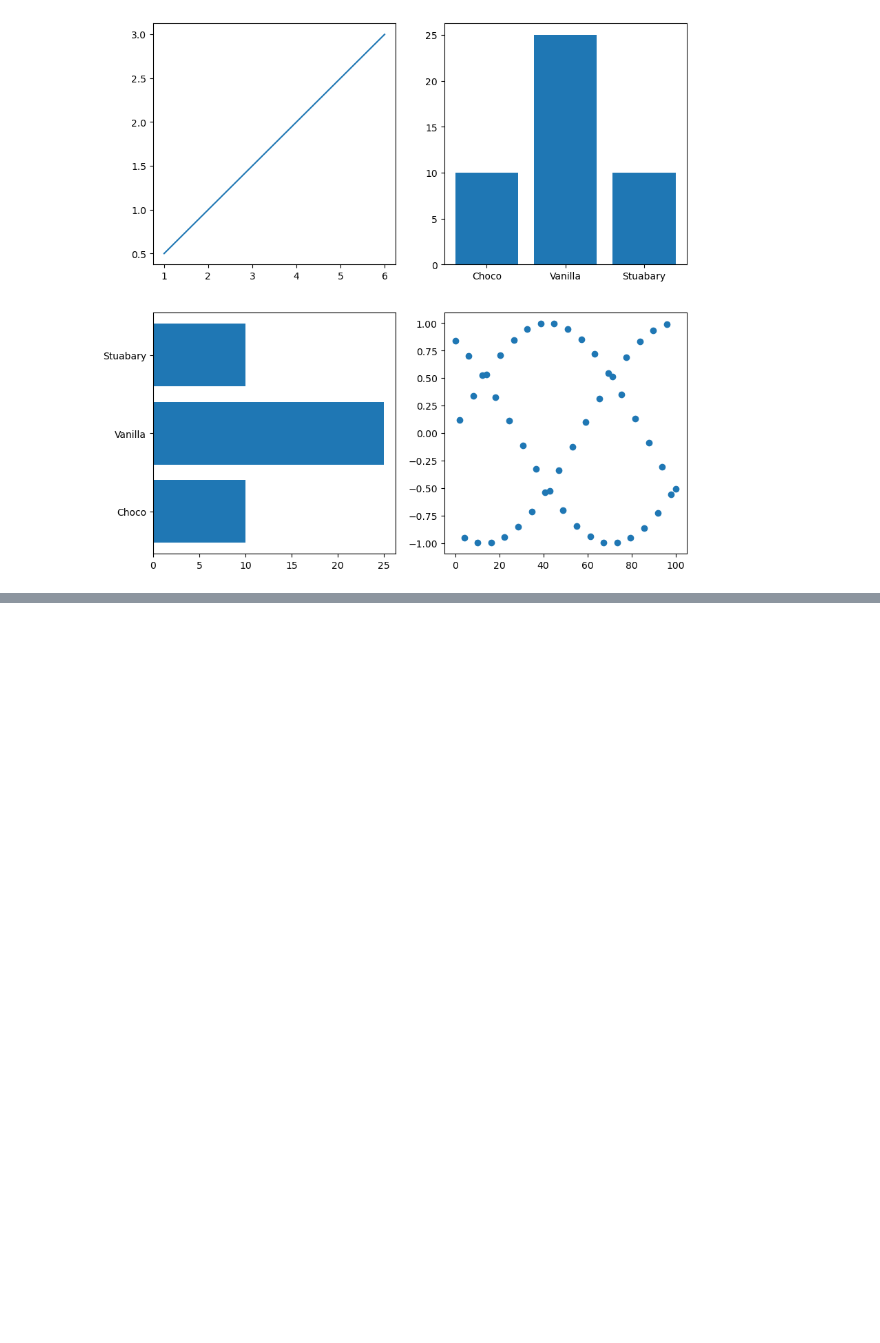
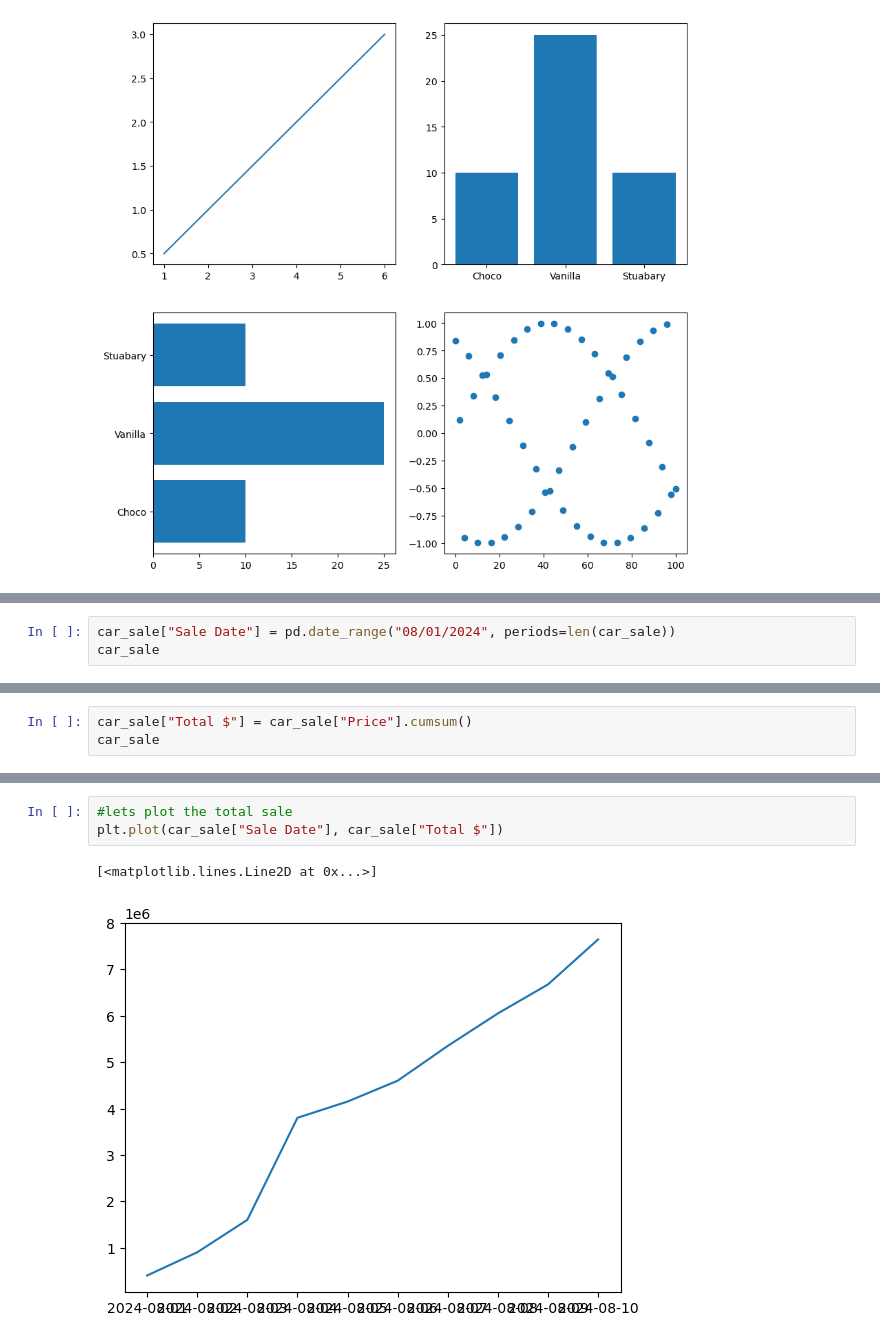
Before and after one commit to UGSNBandara/Machine-Learning-introduction, a Jupyter notebook: matplotlib_intro/Introduction_to_matplotlib.ipynb, the cells around one changed output, grey strips where cells are left out. Saved outputs shown, nothing was run; the diff lists cells and outputs as text; blank space fills up the shorter version.

```diff
--- a/matplotlib_intro/Introduction_to_matplotlib.ipynb
+++ b/matplotlib_intro/Introduction_to_matplotlib.ipynb
@@ -195,0 +304,3 @@ ax[1, 1].scatter(np.linspace(0,100,50), np.sin(np.linspace(1,100,50)))
+# %%
+car_sale["Sale Date"] = pd.date_range("08/01/2024", periods=len(car_sale))
+car_sale
@@ -195,0 +319,3 @@ ax[1, 1].scatter(np.linspace(0,100,50), np.sin(np.linspace(1,100,50)))
+# %%
+car_sale["Total $"] = car_sale["Price"].cumsum()
+car_sale
@@ -195,0 +334,6 @@ ax[1, 1].scatter(np.linspace(0,100,50), np.sin(np.linspace(1,100,50)))
+# %%
+#lets plot the total sale
+plt.plot(car_sale["Sale Date"], car_sale["Total $"])
+# %% [output]
+[<matplotlib.lines.Line2D at 0x...>]
+[figure, added]
```
Also changed, not shown: parts of 43 cells of this notebook, 2 other files.
